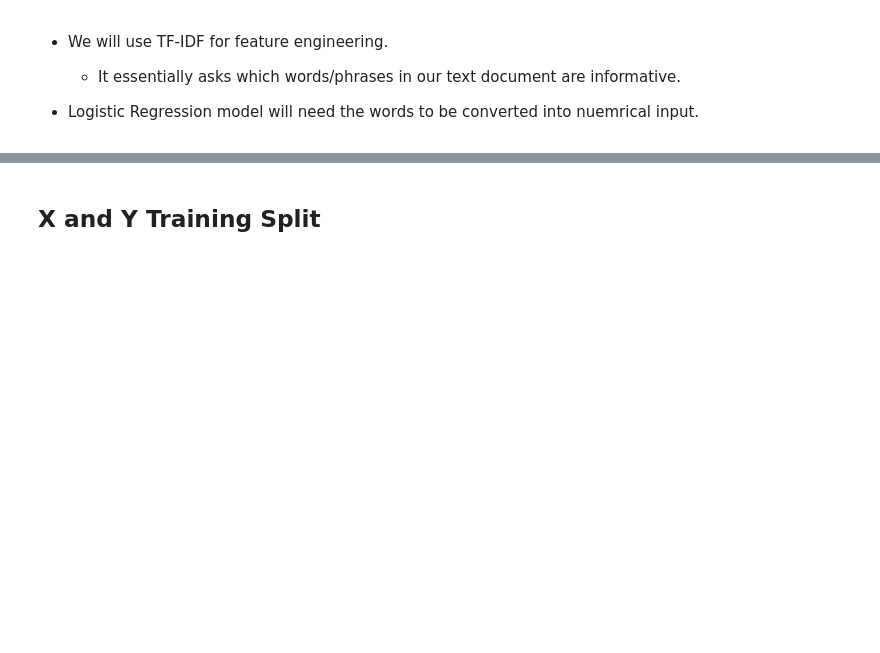
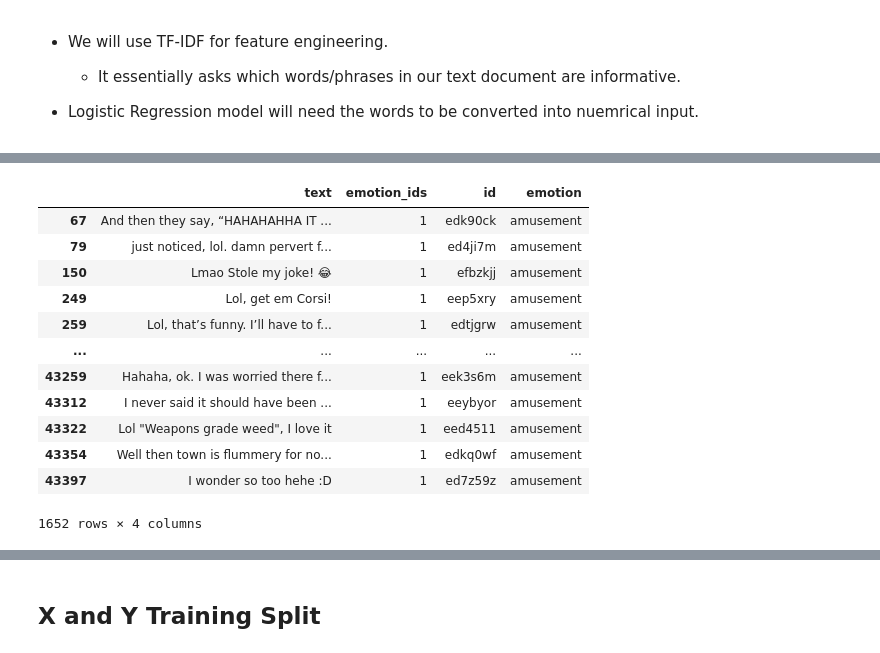
Before and after one commit to SevenWoos/MachineLearningProjects, a Jupyter notebook: nlp/1)nlp_classifier/nlp_classifier.ipynb, the cells around one changed output, grey strips where cells are left out. Saved outputs shown, nothing was run; the diff lists cells and outputs as text; code cells hidden in the pictures; blank space fills up the shorter version.

```diff
--- a/nlp/1)nlp_classifier/nlp_classifier.ipynb
+++ b/nlp/1)nlp_classifier/nlp_classifier.ipynb
@@ -585,0 +606,16 @@ dtype: int64
+# %%
+single_label_df[single_label_df['emotion'] == 'amusement']
+# %% [output]
+|  | text | emotion_ids | id | emotion |
+| 67 | And then they say, “HAHAHAHHA IT ... | 1 | edk90ck | amusement |
+| 79 | just noticed, lol. damn pervert f... | 1 | ed4ji7m | amusement |
+| 150 | Lmao Stole my joke! 😂 | 1 | efbzkjj | amusement |
+| 249 | Lol, get em Corsi! | 1 | eep5xry | amusement |
+| 259 | Lol, that’s funny. I’ll have to f... | 1 | edtjgrw | amusement |
+| ... | ... | ... | ... | ... |
+| 43259 | Hahaha, ok. I was worried there f... | 1 | eek3s6m | amusement |
+| 43312 | I never said it should have been ... | 1 | eeybyor | amusement |
+| 43322 | Lol "Weapons grade weed", I love it | 1 | eed4511 | amusement |
+| 43354 | Well then town is flummery for no... | 1 | edkq0wf | amusement |
+| 43397 | I wonder so too hehe :D | 1 | ed7z59z | amusement |
+1652 rows × 4 columns
```
Also changed, not shown: parts of 19 cells of this notebook.
